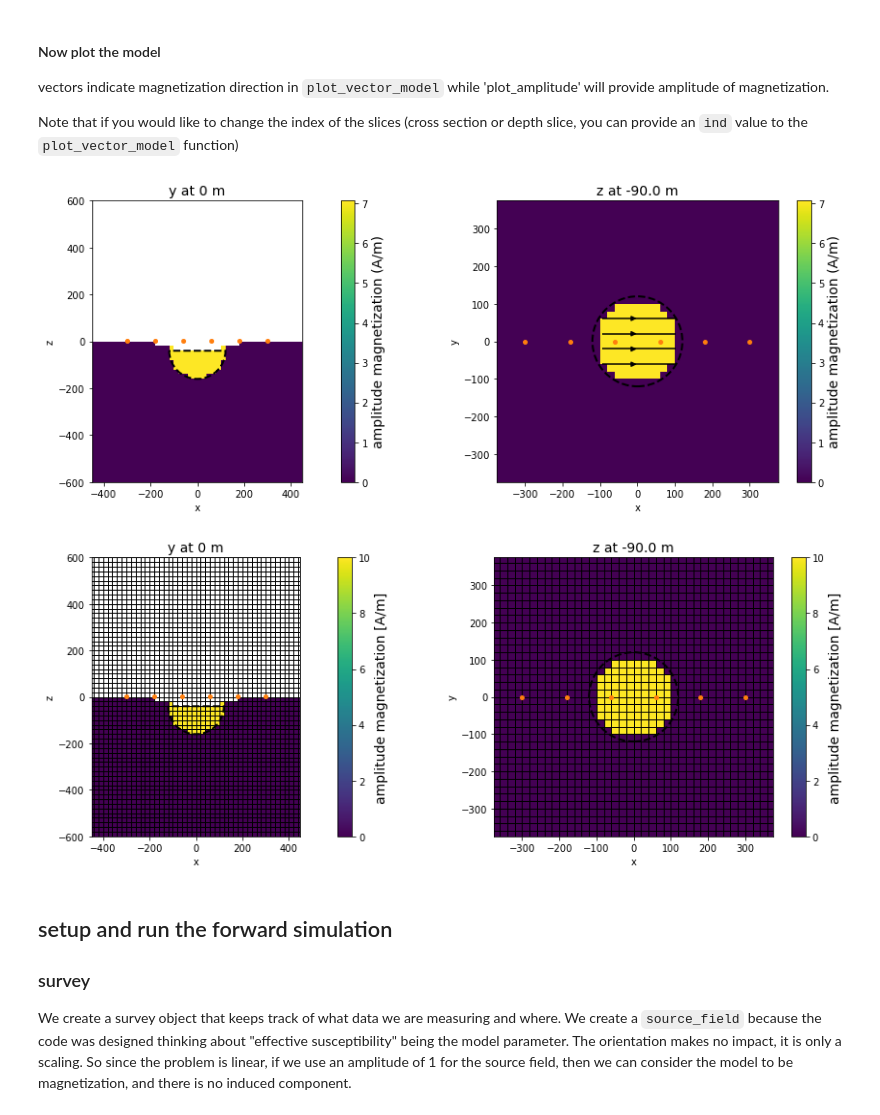
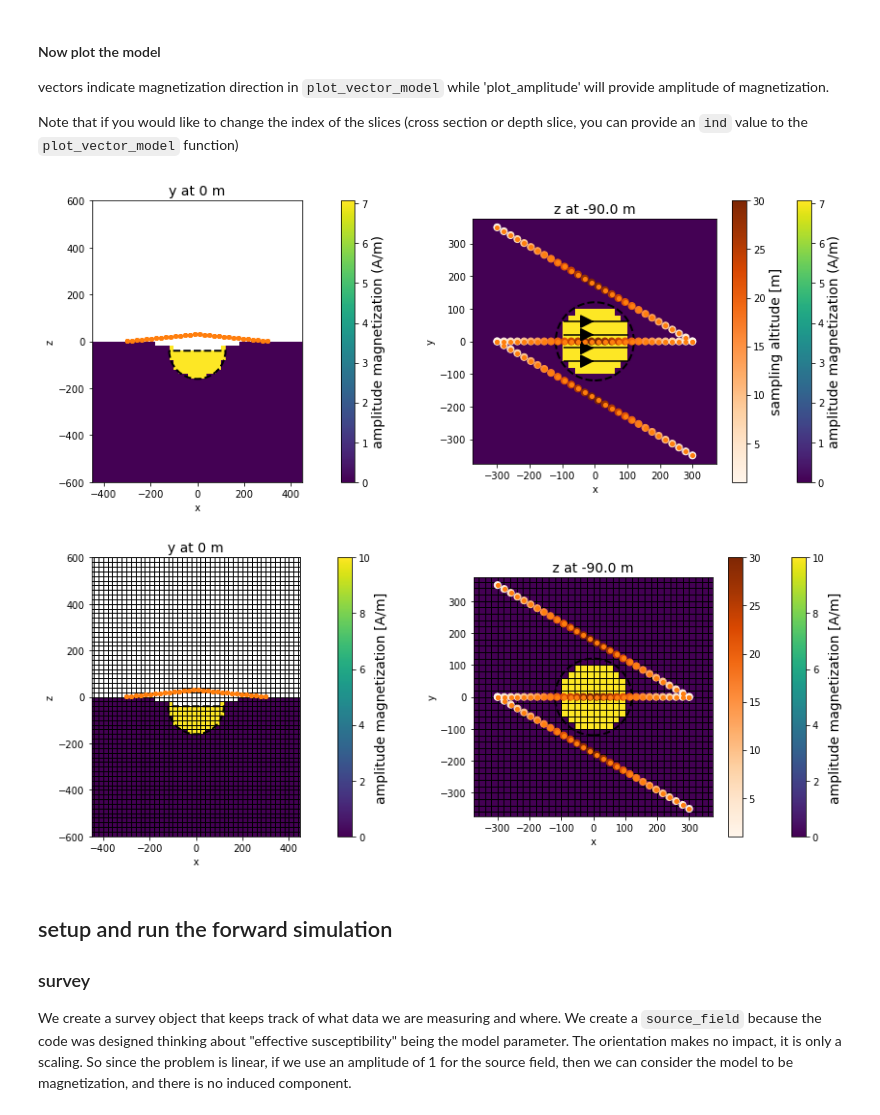
Before and after one commit to AnnaMittelholz/mars-mag-2021, a Jupyter notebook: mvi_CraterScenario.ipynb, the cells around one changed output. Cells and saved outputs as stored; diff of their text form; code cells hidden in the pictures.

```diff
--- a/mvi_CraterScenario.ipynb
+++ b/mvi_CraterScenario.ipynb
@@ -32,7 +32,7 @@ from pymatsolver import Pardiso as Solver
 # %% [markdown]
 Set Flags for sampling strategy and use of topography
 # %%
-inflight=0     # inflight sampling is 1; landed sampling is 0; 2 is mesh
+inflight=1     # inflight sampling is 1; landed sampling is 0; 2 is mesh
 use_topo=True
 # %% [markdown]
 # Forward problem
@@ -156,7 +159,7 @@ def plot_vector_model(
     magnetization = full_mesh_magnetization(model,nC,active_cell_map)
     qo = {
         "units":"xy", "scale":np.max(np.abs(model))/20,
-        "headwidth":7, "headlength":10, "headaxislength":10
+        "headwidth":7, "headlength":5, "headaxislength":1
     }
 
     # overwrite default vals if user provides them
@@ -167,7 +170,7 @@ def plot_vector_model(
     cb = plt.colorbar(
         mesh.plot_slice(
             magnetization, "CCv", clim=[0,maxval],normal=normal, ax=ax, view="vec",
-            grid=plot_grid, ind=ind, quiver_opts=qo,label=False
+            grid=plot_grid, ind=ind, quiver_opts=qo,label=False, stream_opts={"color":"k","arrowsize":3}
         )[0], ax=ax
     )
 
@@ -273,20 +276,30 @@ Note that if you would like to change the index of the slices (cross section or
 # %%
 maxval = np.max(np.abs(model))
 zind = 25
 
 fig, ax = plt.subplots(1, 2, figsize=(17, 5), gridspec_kw={'width_ratios': [2, 1]})
 plot_vector_model(mesh, nC, active_cell_map,maxval,model, ax=ax[0],ind=(int(mesh.nCy/2)))
-plot_vector_model(mesh, nC, active_cell_map,maxval,model, ax=ax[1], normal="Z", ind=zind)  # APPEND WITHOUT GRID,plot_grid=False
+plot_vector_model(mesh, nC, active_cell_map,maxval,model, ax=ax[1], normal="Z", ind=zind,plot_data=True)  # APPEND WITHOUT GRID,plot_grid=False
 plt.tight_layout()
+if inflight == 1:
+    plt.scatter(survey_xyz[:,0], survey_xyz[:,1],c=survey_xyz[:,2], cmap="Oranges", s=50)
+    cb2 = plt.colorbar()
+    cb2.set_label("sampling altitude [m]", fontsize=14)
 
 maxval = target_magnetization_amplitude
 fig, ax = plt.subplots(1, 2, figsize=(17, 5), gridspec_kw={'width_ratios': [2, 1]})
 plot_amplitude(mesh, nC, active_cell_map,maxval,model, ax=ax[0],ind=(int(mesh.nCy/2)), plot_grid=True)
-plot_amplitude(mesh, nC, active_cell_map,maxval,model, ax=ax[1], normal="Z", ind=zind,plot_grid=True)  # APPEND WITHOUT GRID,plot_grid=False
+
+
+plot_amplitude(mesh, nC, active_cell_map,maxval,model, ax=ax[1], normal="Z", ind=zind,plot_grid=True,plot_data=True)  # APPEND WITHOUT GRID,plot_grid=False
 plt.tight_layout()
+
+if inflight == 1:
+    plt.scatter(survey_xyz[:,0], survey_xyz[:,1],c=survey_xyz[:,2], cmap="Oranges", s=50)
+    plt.colorbar()
 # %% [output]
-[figure, old version]
+[figure, new version]
-[figure, old version]
+[figure, new version]
 # %% [markdown]
 ## setup and run the forward simulation
 
```
Also changed, not shown: parts of 17 cells of this notebook, 3 other files.
